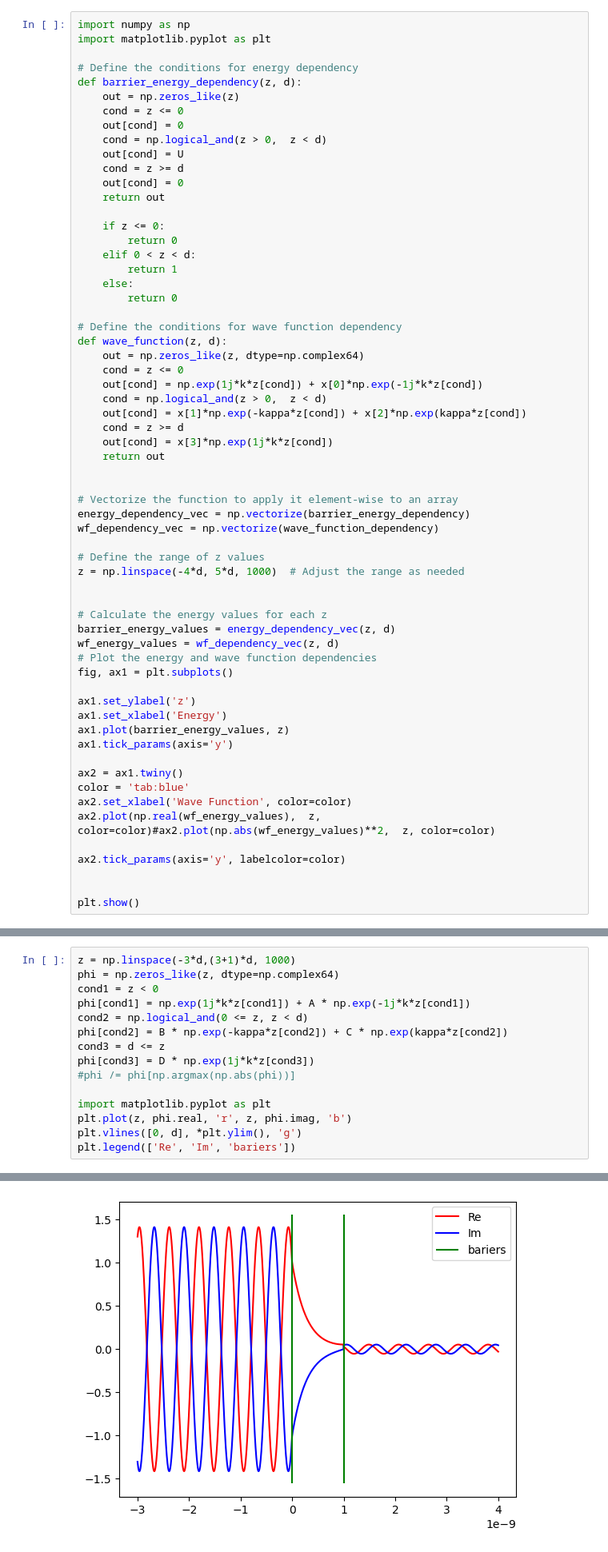
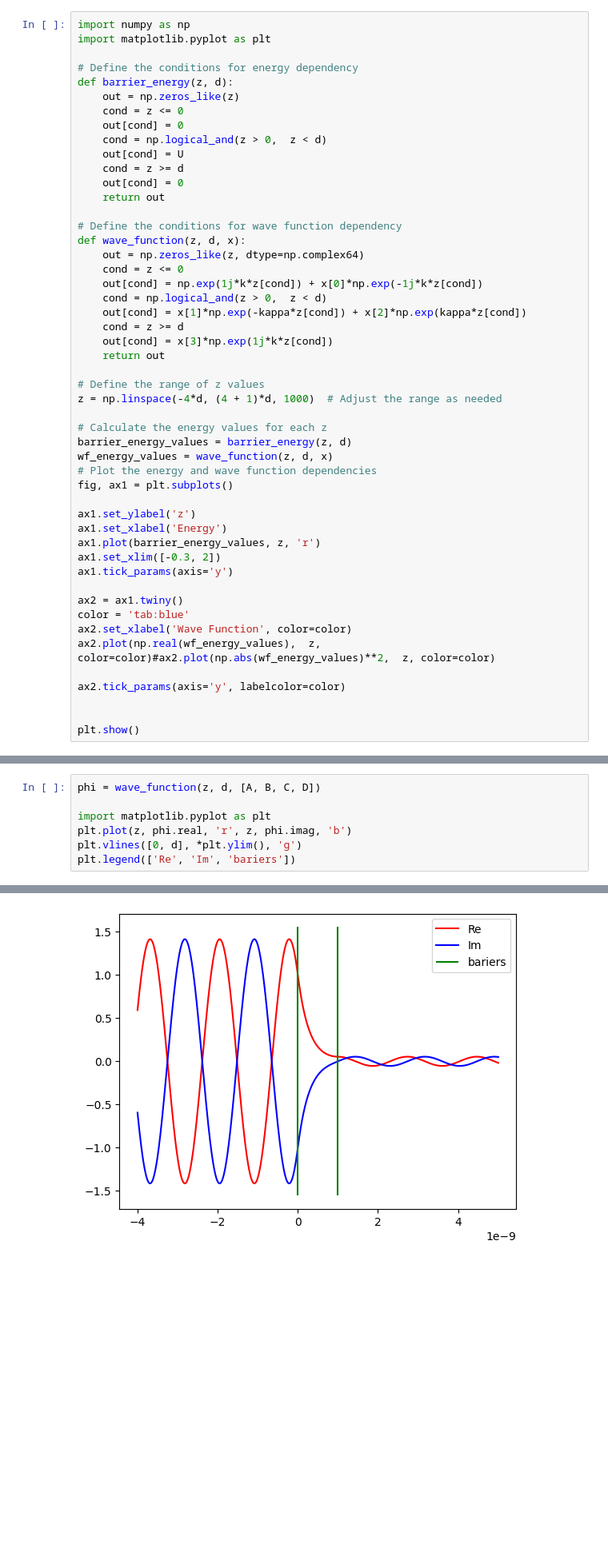
Before and after one commit to MariyaSV78/notebook_STM, a Jupyter notebook: STM/STM.ipynb, the cells around one changed output, grey strips where cells are left out. Shown: that part at 80% size. Cells and saved outputs as stored; diff of their text form; blank space fills up the shorter version.

Commit message:
fix figure

```diff
--- a/STM/STM.ipynb
+++ b/STM/STM.ipynb
@@ -147,7 +147,7 @@ import numpy as np
 import matplotlib.pyplot as plt
 
 # Define the conditions for energy dependency
-def barrier_energy_dependency(z, d):
+def barrier_energy(z, d):
     out = np.zeros_like(z)
     cond = z <= 0
     out[cond] = 0
@@ -157,15 +157,8 @@ def barrier_energy_dependency(z, d):
     out[cond] = 0
     return out
 
-    if z <= 0:
-        return 0
-    elif 0 < z < d:
-        return 1
-    else:
-        return 0
-
 # Define the conditions for wave function dependency
-def wave_function(z, d):
+def wave_function(z, d, x):
     out = np.zeros_like(z, dtype=np.complex64)
     cond = z <= 0
     out[cond] = np.exp(1j*k*z[cond]) + x[0]*np.exp(-1j*k*z[cond])
@@ -175,24 +168,19 @@ def wave_function(z, d):
     out[cond] = x[3]*np.exp(1j*k*z[cond])
     return out
 
-
-# Vectorize the function to apply it element-wise to an array
-energy_dependency_vec = np.vectorize(barrier_energy_dependency)
-wf_dependency_vec = np.vectorize(wave_function_dependency)
-
 # Define the range of z values
-z = np.linspace(-4*d, 5*d, 1000)  # Adjust the range as needed
-
+z = np.linspace(-4*d, (4 + 1)*d, 1000)  # Adjust the range as needed
 
 # Calculate the energy values for each z
-barrier_energy_values = energy_dependency_vec(z, d)
-wf_energy_values = wf_dependency_vec(z, d)
+barrier_energy_values = barrier_energy(z, d)
+wf_energy_values = wave_function(z, d, x)
 # Plot the energy and wave function dependencies
 fig, ax1 = plt.subplots()
 
 ax1.set_ylabel('z')
 ax1.set_xlabel('Energy')
-ax1.plot(barrier_energy_values, z)
+ax1.plot(barrier_energy_values, z, 'r')
+ax1.set_xlim([-0.3, 2])
 ax1.tick_params(axis='y')
 
 ax2 = ax1.twiny()
@@ -209,18 +197,10 @@ plt.show()
 # %%
-z = np.linspace(-3*d,(3+1)*d, 1000)
-phi = np.zeros_like(z, dtype=np.complex64)
-cond1 = z < 0
-phi[cond1] = np.exp(1j*k*z[cond1]) + A * np.exp(-1j*k*z[cond1])
-cond2 = np.logical_and(0 <= z, z < d)
-phi[cond2] = B * np.exp(-kappa*z[cond2]) + C * np.exp(kappa*z[cond2])
-cond3 = d <= z
-phi[cond3] = D * np.exp(1j*k*z[cond3])
-#phi /= phi[np.argmax(np.abs(phi))]
+phi = wave_function(z, d, [A, B, C, D])
 
 import matplotlib.pyplot as plt
 plt.plot(z, phi.real, 'r', z, phi.imag, 'b')
 plt.vlines([0, d], *plt.ylim(), 'g')
 plt.legend(['Re', 'Im', 'bariers'])
 # %% [output]
 <matplotlib.legend.Legend at 0x...>
-[figure, old version]
+[figure, new version]
```
Also changed, not shown: parts of 5 cells of this notebook.
